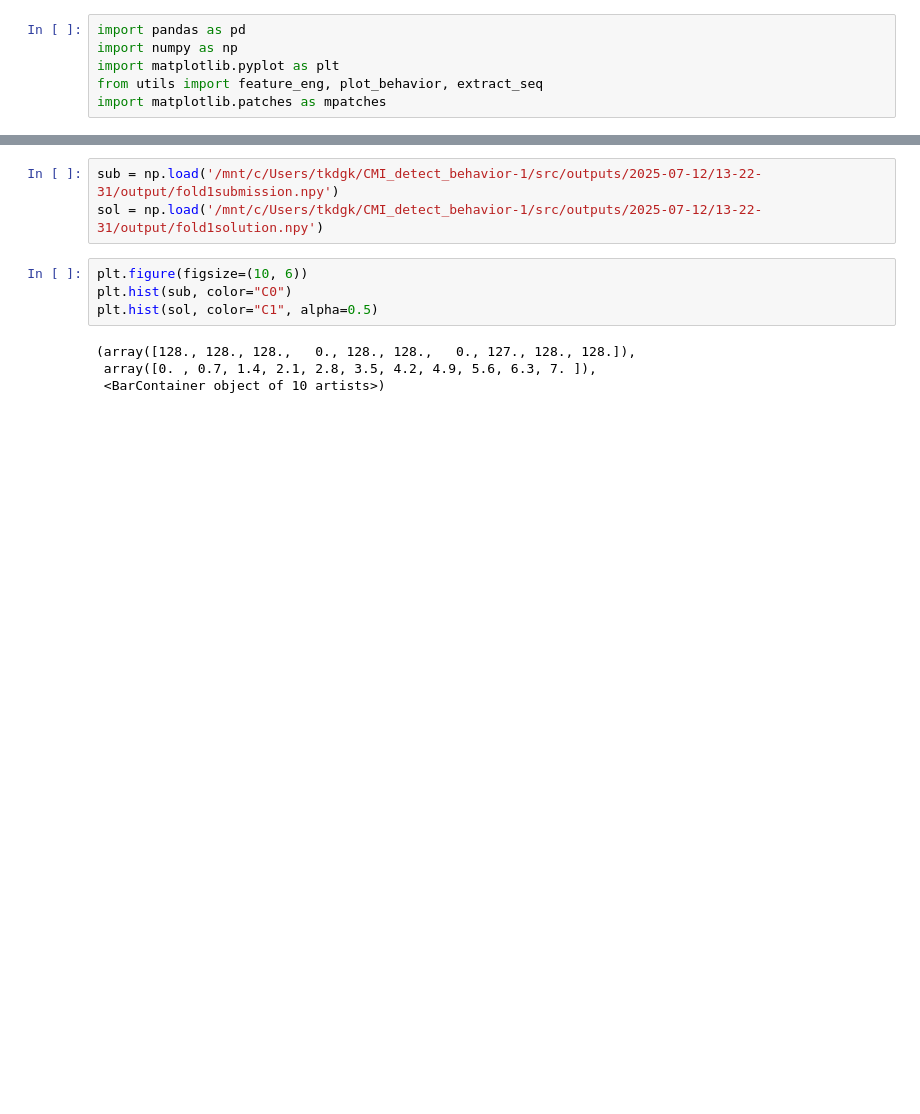
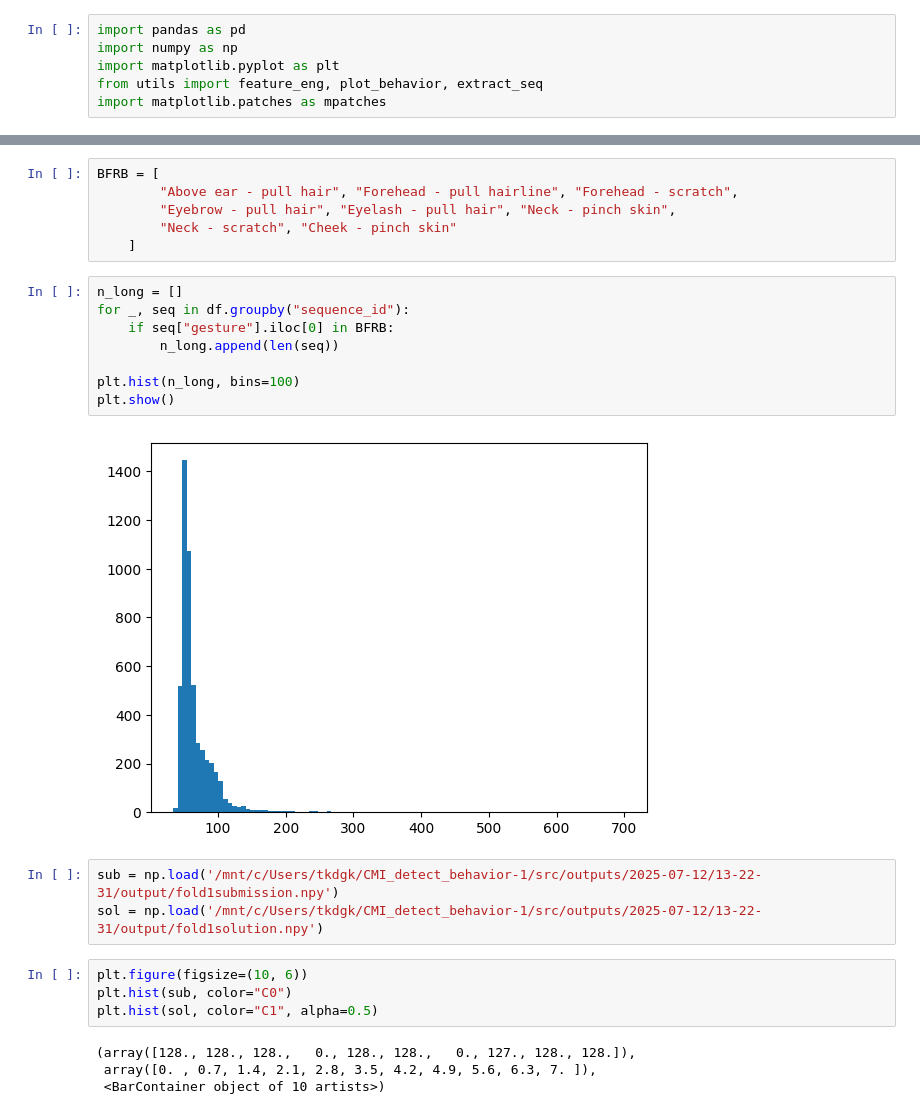
Before and after one commit to GakuTakeda/CMI_detect_behavior, a Jupyter notebook: src/EDA.ipynb, the cells around one changed output, grey strips where cells are left out. Saved outputs shown, nothing was run; the diff lists cells and outputs as text; blank space fills up the shorter version.

```diff
--- a/src/EDA.ipynb
+++ b/src/EDA.ipynb
@@ -7,3 +36,19 @@ import matplotlib.patches as mpatches
+# %%
+BFRB = [
+        "Above ear - pull hair", "Forehead - pull hairline", "Forehead - scratch",
+        "Eyebrow - pull hair", "Eyelash - pull hair", "Neck - pinch skin",
+        "Neck - scratch", "Cheek - pinch skin"
+    ]
+# %%
+n_long = []
+for _, seq in df.groupby("sequence_id"):
+    if seq["gesture"].iloc[0] in BFRB:
+        n_long.append(len(seq))
+
+plt.hist(n_long, bins=100)
+plt.show()
+# %% [output]
+[figure, added]
 # %%
 sub = np.load('/mnt/c/Users/tkdgk/CMI_detect_behavior-1/src/outputs/2025-07-12/13-22-31/output/fold1submission.npy')
 sol = np.load('/mnt/c/Users/tkdgk/CMI_detect_behavior-1/src/outputs/2025-07-12/13-22-31/output/fold1solution.npy')
```
Also changed, not shown: parts of 3 cells of this notebook, 6 other files.
